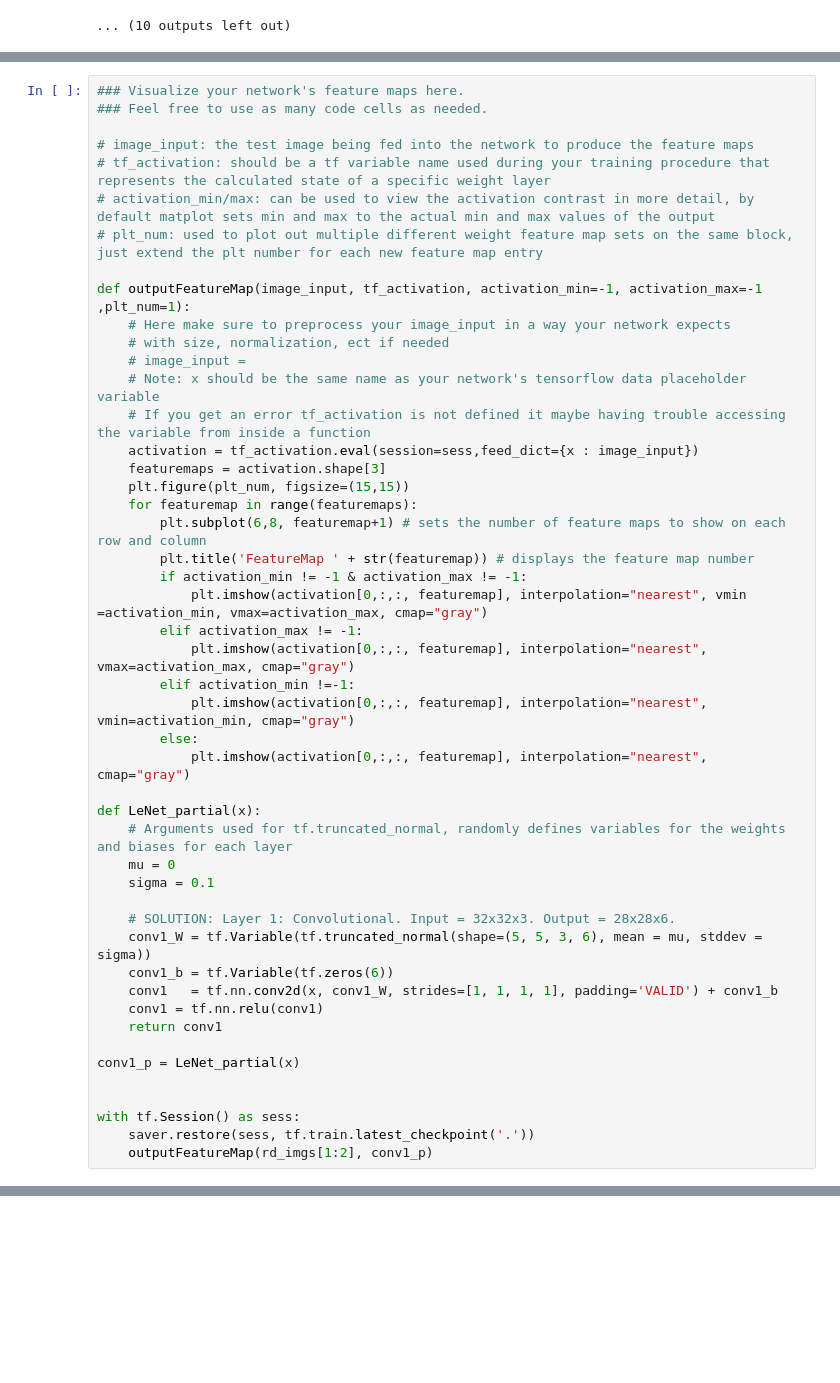
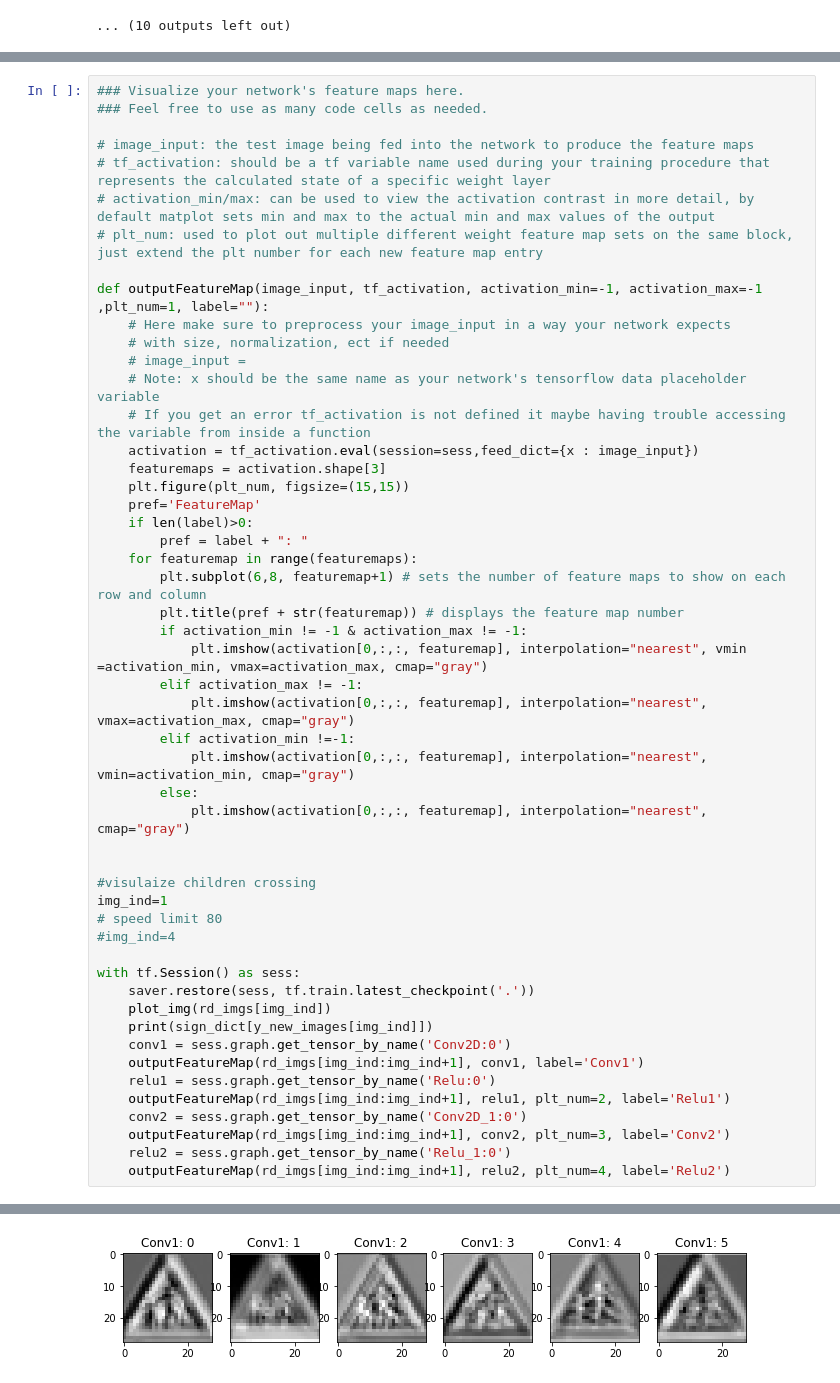
Before and after one commit to khushn/carnd_p2, a Jupyter notebook: Traffic_Sign_Classifier.ipynb, the cells around one changed output, grey strips where cells are left out. Saved outputs shown, nothing was run; the diff lists cells and outputs as text; blank space fills up the shorter version.

```diff
--- a/Traffic_Sign_Classifier.ipynb
+++ b/Traffic_Sign_Classifier.ipynb
@@ -612,7 +572,7 @@ For an example of what feature map outputs look like, check out NVIDIA's results
 # activation_min/max: can be used to view the activation contrast in more detail, by default matplot sets min and max to the actual min and max values of the output
 # plt_num: used to plot out multiple different weight feature map sets on the same block, just extend the plt number for each new feature map entry
 
-def outputFeatureMap(image_input, tf_activation, activation_min=-1, activation_max=-1 ,plt_num=1):
+def outputFeatureMap(image_input, tf_activation, activation_min=-1, activation_max=-1 ,plt_num=1, label=""):
     # Here make sure to preprocess your image_input in a way your network expects
     # with size, normalization, ect if needed
     # image_input =
@@ -621,9 +581,12 @@ def outputFeatureMap(image_input, tf_activation, activation_min=-1, activation_m
     activation = tf_activation.eval(session=sess,feed_dict={x : image_input})
     featuremaps = activation.shape[3]
     plt.figure(plt_num, figsize=(15,15))
+    pref='FeatureMap'
+    if len(label)>0:
+        pref = label + ": "
     for featuremap in range(featuremaps):
         plt.subplot(6,8, featuremap+1) # sets the number of feature maps to show on each row and column
-        plt.title('FeatureMap ' + str(featuremap)) # displays the feature map number
+        plt.title(pref + str(featuremap)) # displays the feature map number
         if activation_min != -1 & activation_max != -1:
             plt.imshow(activation[0,:,:, featuremap], interpolation="nearest", vmin =activation_min, vmax=activation_max, cmap="gray")
         elif activation_max != -1:
@@ -633,22 +596,22 @@ def outputFeatureMap(image_input, tf_activation, activation_min=-1, activation_m
         else:
             plt.imshow(activation[0,:,:, featuremap], interpolation="nearest", cmap="gray")
 
-def LeNet_partial(x):
-    # Arguments used for tf.truncated_normal, randomly defines variables for the weights and biases for each layer
-    mu = 0
-    sigma = 0.1
 
-    # SOLUTION: Layer 1: Convolutional. Input = 32x32x3. Output = 28x28x6.
-    conv1_W = tf.Variable(tf.truncated_normal(shape=(5, 5, 3, 6), mean = mu, stddev = sigma))
-    conv1_b = tf.Variable(tf.zeros(6))
-    conv1   = tf.nn.conv2d(x, conv1_W, strides=[1, 1, 1, 1], padding='VALID') + conv1_b
-    conv1 = tf.nn.relu(conv1)
-    return conv1
-
-conv1_p = LeNet_partial(x)
-
+#visulaize children crossing
+img_ind=1
+# speed limit 80
+#img_ind=4
 
 with tf.Session() as sess:
     saver.restore(sess, tf.train.latest_checkpoint('.'))
-    outputFeatureMap(rd_imgs[1:2], conv1_p)
+    plot_img(rd_imgs[img_ind])
+    print(sign_dict[y_new_images[img_ind]])
+    conv1 = sess.graph.get_tensor_by_name('Conv2D:0')
+    outputFeatureMap(rd_imgs[img_ind:img_ind+1], conv1, label='Conv1')
+    relu1 = sess.graph.get_tensor_by_name('Relu:0')
+    outputFeatureMap(rd_imgs[img_ind:img_ind+1], relu1, plt_num=2, label='Relu1')
+    conv2 = sess.graph.get_tensor_by_name('Conv2D_1:0')
+    outputFeatureMap(rd_imgs[img_ind:img_ind+1], conv2, plt_num=3, label='Conv2')
+    relu2 = sess.graph.get_tensor_by_name('Relu_1:0')
+    outputFeatureMap(rd_imgs[img_ind:img_ind+1], relu2, plt_num=4, label='Relu2')
 # %% [output]
@@ -658,0 +620 @@ Caused by op 'Variable_20/read', defined at:
+[figure, added]
```
Also changed, not shown: parts of 23 cells of this notebook, 8 other files.
